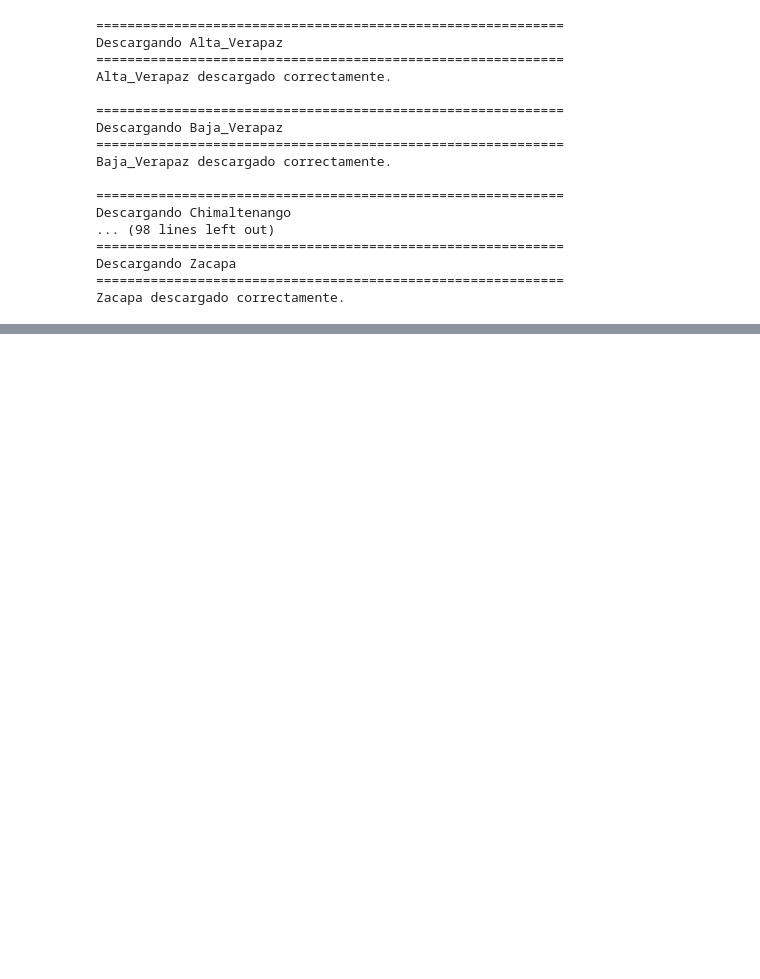
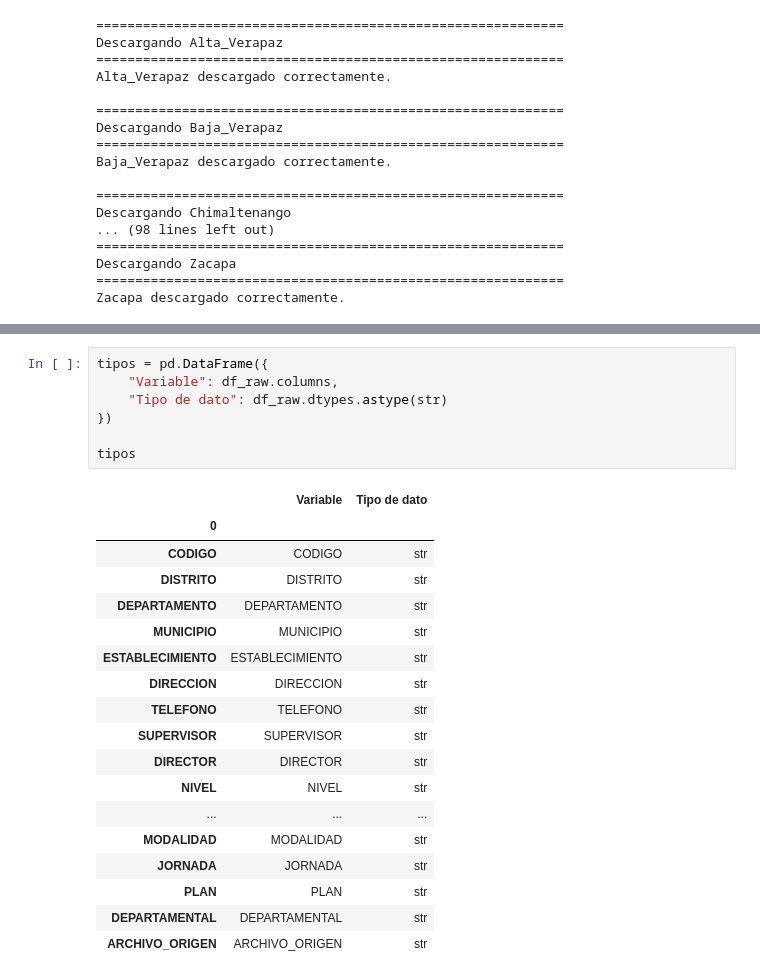
Before and after one commit to Emadlgg/Data_Science, a Jupyter notebook: Proyecto1/Proyecto1.ipynb, the cells around one changed output, grey strips where cells are left out. Saved outputs shown, nothing was run; the diff lists cells and outputs as text; blank space fills up the shorter version.

```diff
--- a/Proyecto1/Proyecto1.ipynb
+++ b/Proyecto1/Proyecto1.ipynb
@@ -269,0 +481,26 @@ Proceso finalizado.
+# %%
+tipos = pd.DataFrame({
+    "Variable": df_raw.columns,
+    "Tipo de dato": df_raw.dtypes.astype(str)
+})
+
+tipos
+# %% [output]
+|  | Variable | Tipo de dato |
+| 0 |  |  |
+| CODIGO | CODIGO | str |
+| DISTRITO | DISTRITO | str |
+| DEPARTAMENTO | DEPARTAMENTO | str |
+| MUNICIPIO | MUNICIPIO | str |
+| ESTABLECIMIENTO | ESTABLECIMIENTO | str |
+| DIRECCION | DIRECCION | str |
+| TELEFONO | TELEFONO | str |
+| SUPERVISOR | SUPERVISOR | str |
+| DIRECTOR | DIRECTOR | str |
+| NIVEL | NIVEL | str |
+| ... | ... | ... |
+| MODALIDAD | MODALIDAD | str |
+| JORNADA | JORNADA | str |
+| PLAN | PLAN | str |
+| DEPARTAMENTAL | DEPARTAMENTAL | str |
+| ARCHIVO_ORIGEN | ARCHIVO_ORIGEN | str |
```
Also changed, not shown: parts of 23 cells of this notebook, 1 other file.
